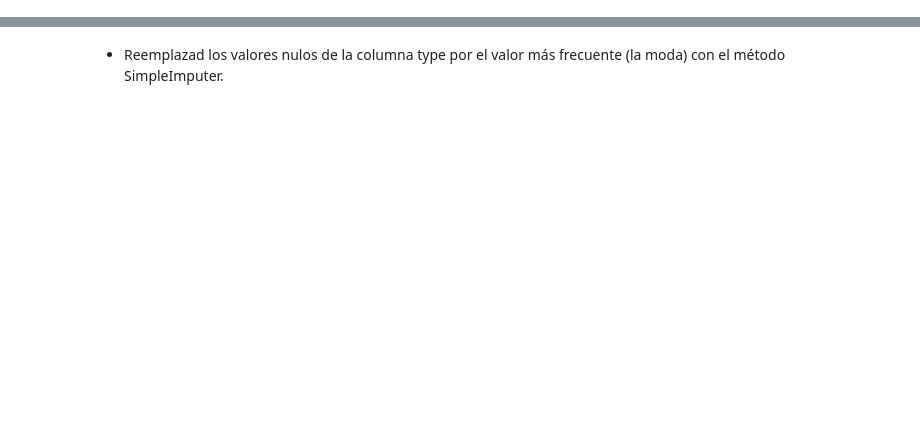
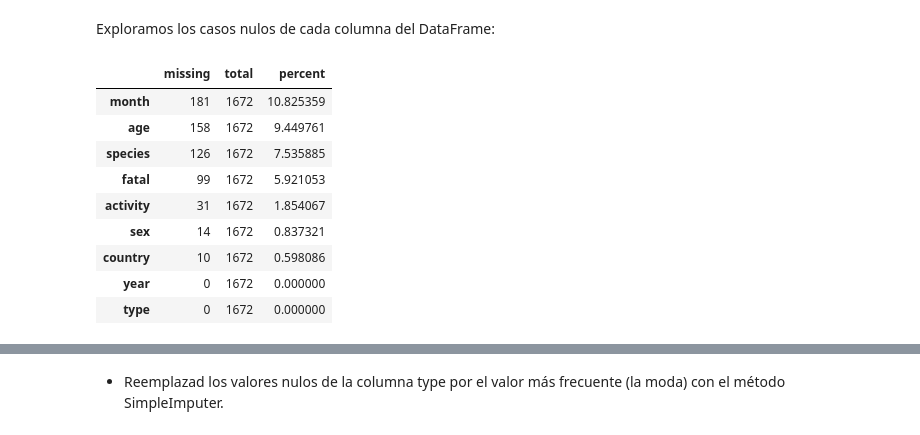
Before and after one commit to Adalab/DA-promo-c-modulo-2-sprint-2-Gadea-Laura, a Jupyter notebook: Limpieza/Limpieza-5-Sklearn.ipynb, the cells around one changed output, grey strips where cells are left out. Cells and saved outputs as stored; diff of their text form; code cells hidden in the pictures; blank space fills up the shorter version.

Commit message:
Limpieza 5 - SKLearn

```diff
--- a/Limpieza/Limpieza-5-Sklearn.ipynb
+++ b/Limpieza/Limpieza-5-Sklearn.ipynb
@@ -3,12 +0,0 @@
-# %%
-import pandas as pd
-import seaborn as sns
-import matplotlib.pyplot as plt
-import sidetable as stb
-import numpy as np
-from sklearn.impute import SimpleImputer
-from sklearn.experimental import enable_iterative_imputer
-from sklearn.impute import KNNImputer
-
-pd.options.display.max_columns = None
-pd.options.display.max_rows = None
@@ -188,0 +27,15 @@ En la columna "Sexo" ya no hay casos nulos.
+# %% [markdown]
+Exploramos los casos nulos de cada columna del DataFrame:
+# %%
+df.stb.missing()
+# %% [output]
+|  | missing | total | percent |
+| month | 181 | 1672 | 10.825359 |
+| age | 158 | 1672 | 9.449761 |
+| species | 126 | 1672 | 7.535885 |
+| fatal | 99 | 1672 | 5.921053 |
+| activity | 31 | 1672 | 1.854067 |
+| sex | 14 | 1672 | 0.837321 |
+| country | 10 | 1672 | 0.598086 |
+| year | 0 | 1672 | 0.000000 |
+| type | 0 | 1672 | 0.000000 |
```
Also changed, not shown: parts of 69 cells of this notebook.
